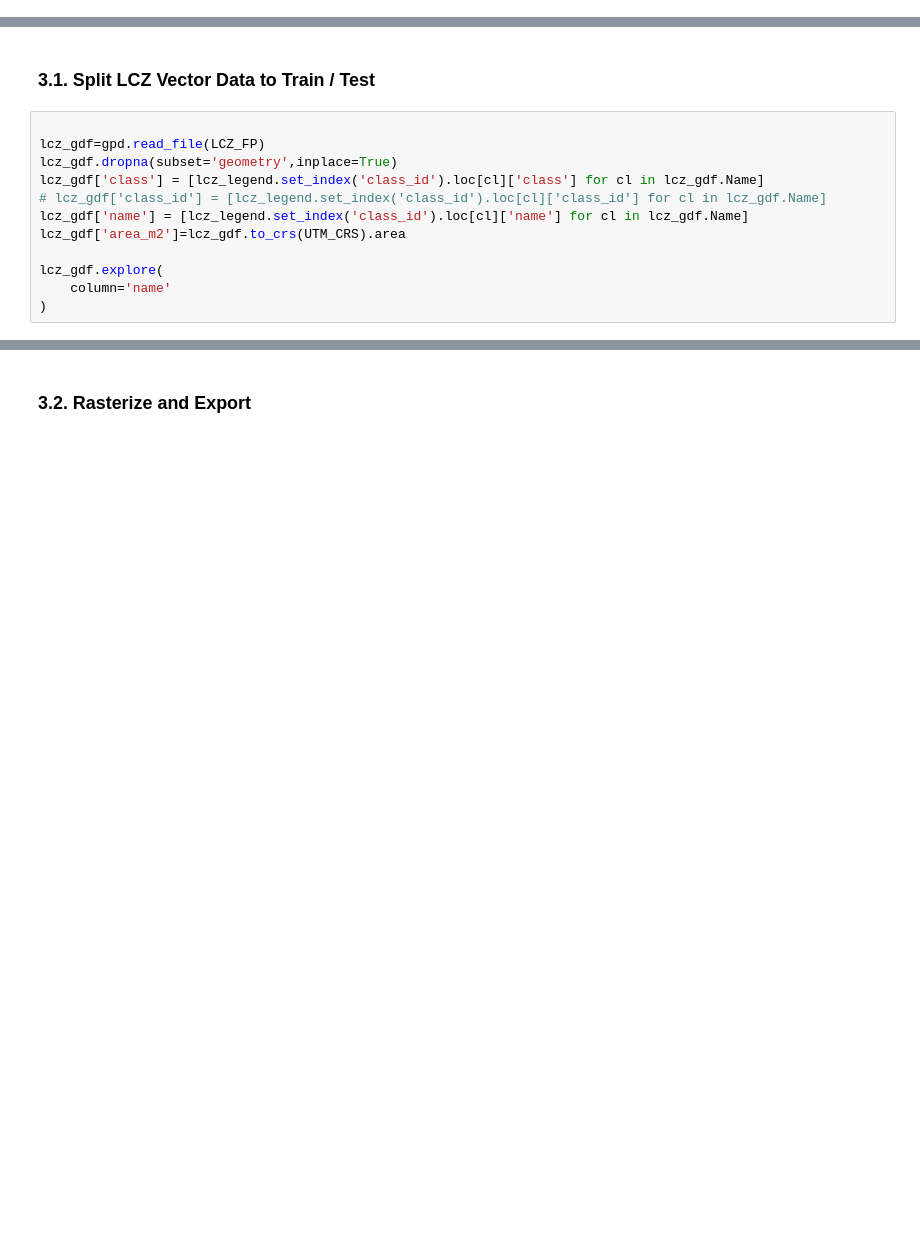
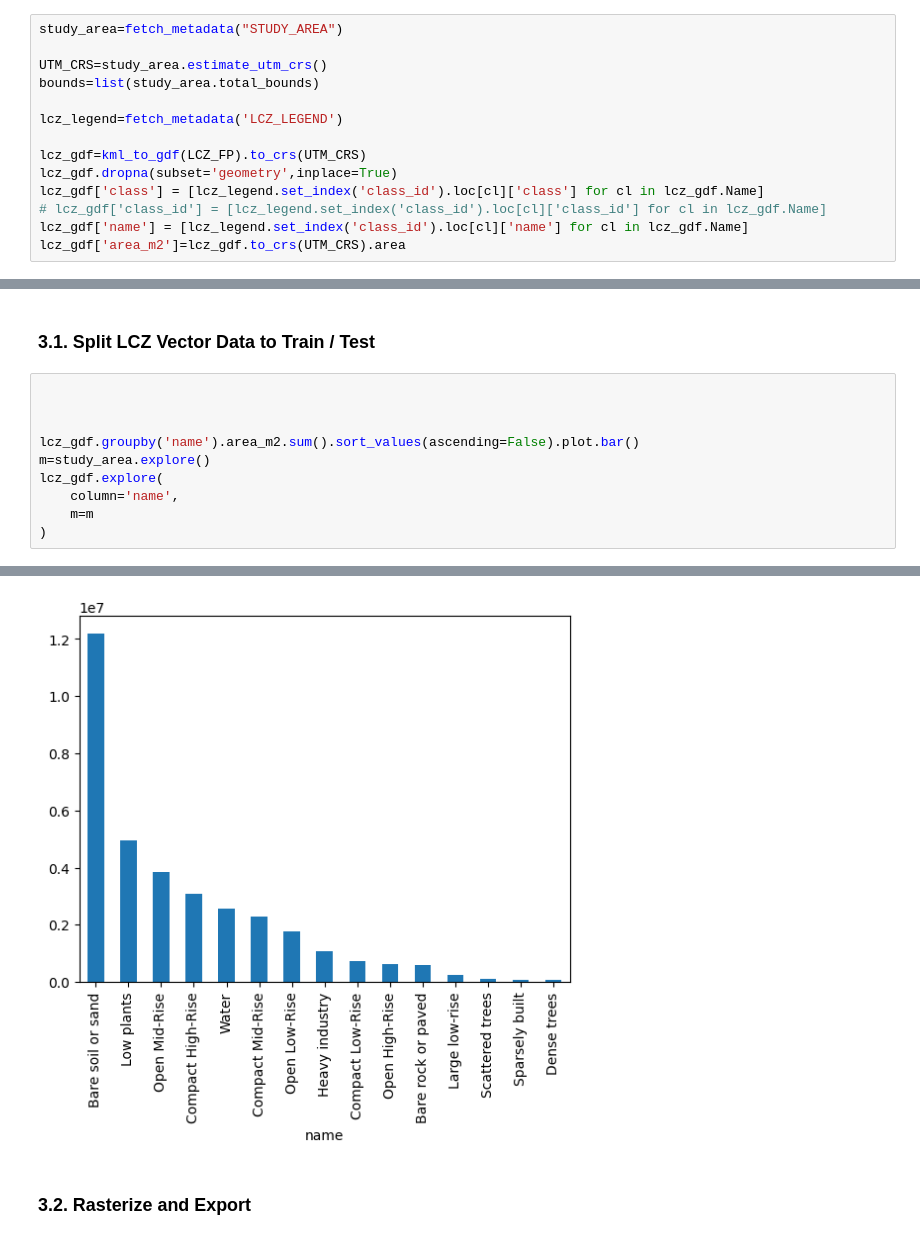
Before and after one commit to medo-younes/lcz-classification, a Jupyter notebook: notebooks/02_TrainTest_Data.ipynb, the cells around one changed output, grey strips where cells are left out. Cells and saved outputs as stored; diff of their text form; blank space fills up the shorter version.

```diff
--- a/notebooks/02_TrainTest_Data.ipynb
+++ b/notebooks/02_TrainTest_Data.ipynb
@@ -47,0 +43,14 @@ lcz_legend=fetch_metadata('LCZ_LEGEND')
+# %%
+study_area=fetch_metadata("STUDY_AREA")
+
+UTM_CRS=study_area.estimate_utm_crs()
+bounds=list(study_area.total_bounds)
+
+lcz_legend=fetch_metadata('LCZ_LEGEND')
+
+lcz_gdf=kml_to_gdf(LCZ_FP).to_crs(UTM_CRS)
+lcz_gdf.dropna(subset='geometry',inplace=True)
+lcz_gdf['class'] = [lcz_legend.set_index('class_id').loc[cl]['class'] for cl in lcz_gdf.Name]
+# lcz_gdf['class_id'] = [lcz_legend.set_index('class_id').loc[cl]['class_id'] for cl in lcz_gdf.Name]
+lcz_gdf['name'] = [lcz_legend.set_index('class_id').loc[cl]['name'] for cl in lcz_gdf.Name]
+lcz_gdf['area_m2']=lcz_gdf.to_crs(UTM_CRS).area
@@ -218,18 +205,17 @@ else:
 ### 3.1. Split LCZ Vector Data to Train / Test
 # %%
 
-lcz_gdf=gpd.read_file(LCZ_FP)
-lcz_gdf.dropna(subset='geometry',inplace=True)
-lcz_gdf['class'] = [lcz_legend.set_index('class_id').loc[cl]['class'] for cl in lcz_gdf.Name]
-# lcz_gdf['class_id'] = [lcz_legend.set_index('class_id').loc[cl]['class_id'] for cl in lcz_gdf.Name]
-lcz_gdf['name'] = [lcz_legend.set_index('class_id').loc[cl]['name'] for cl in lcz_gdf.Name]
-lcz_gdf['area_m2']=lcz_gdf.to_crs(UTM_CRS).area
 
+
+lcz_gdf.groupby('name').area_m2.sum().sort_values(ascending=False).plot.bar()
+m=study_area.explore()
 lcz_gdf.explore(
-    column='name'
+    column='name',
+    m=m
 )
 # %% [output]
 [interactive output not drawn]
+[figure, added]
 # %% [markdown]
 ### 3.2. Rasterize and Export
 # %%
```
Also changed, not shown: parts of 11 cells of this notebook, 26 other files.
